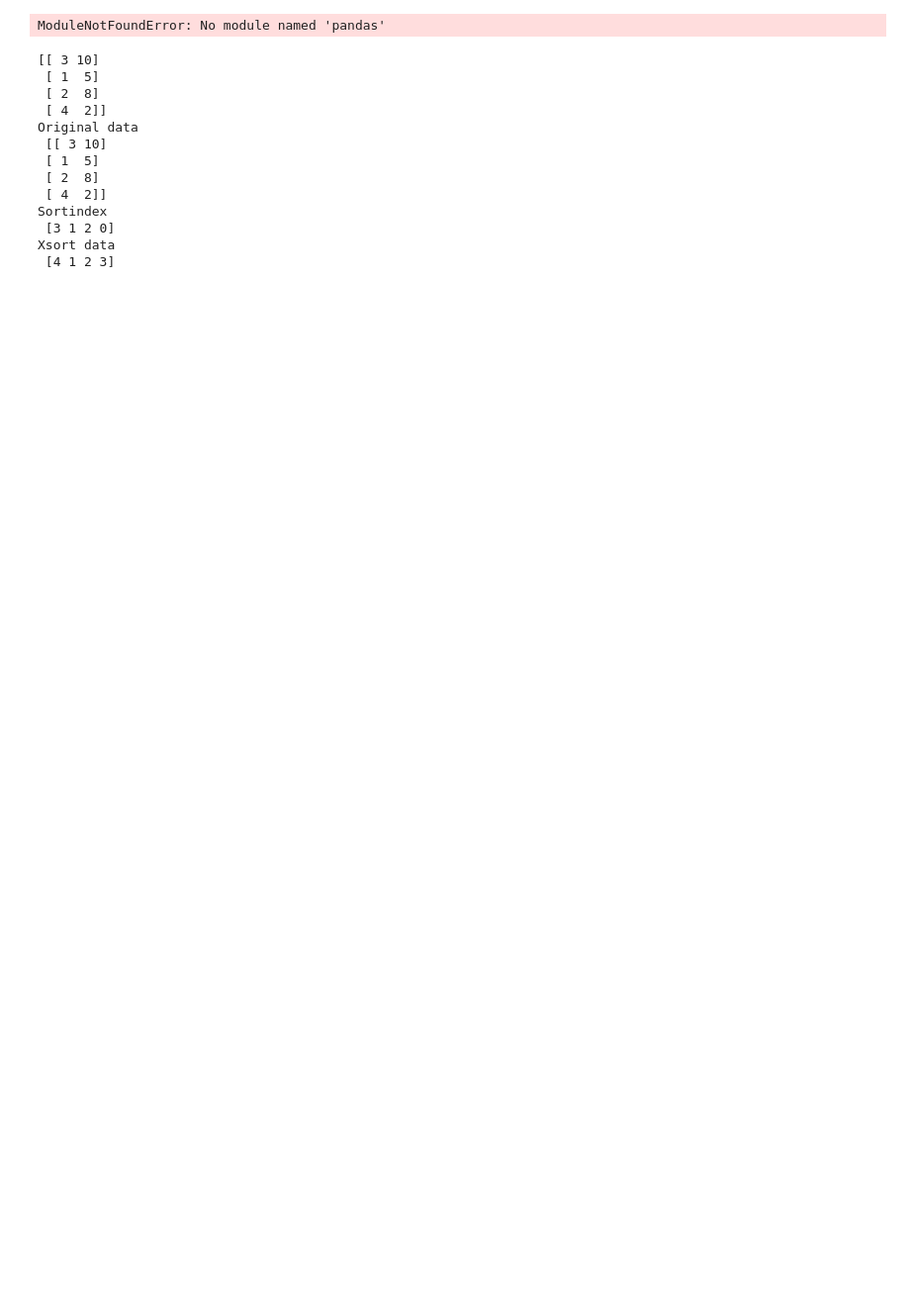
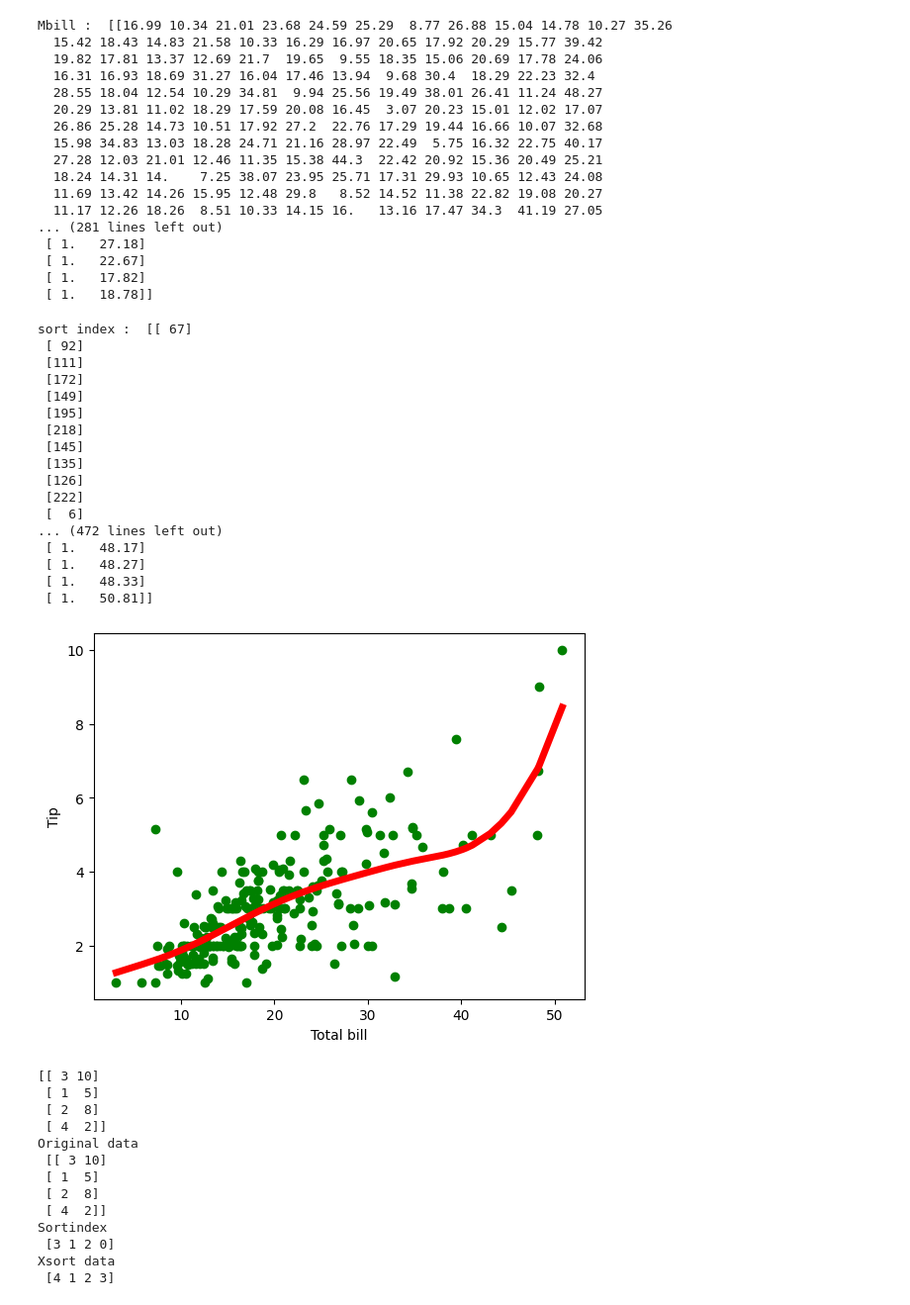
Before and after one commit to AbhikSalian/V-sem-lab, a Jupyter notebook: AIML_LAB/regress.ipynb, the cells around one changed output. Shown at 99% size. Saved outputs shown, nothing was run; the diff lists cells and outputs as text; code cells hidden in the pictures; blank space fills up the shorter version.

```diff
--- a/AIML_LAB/regress.ipynb
+++ b/AIML_LAB/regress.ipynb
@@ -5,7 +5,7 @@ import numpy as np
 
 def kernel(point,xmat,k):
     m,n=np.shape(xmat)
-    weights=np.mat(np.eye((m)))
+    weights=np.mat(np.eye(m))
     for j in range(m):
         diff=point-X[j]
         weights[j,j]=np.exp(diff*diff.T/(-2.0*k**2))
@@ -24,34 +24,68 @@ def localWeightRegression(xmat,ymat,k):
     return ypred
 
 def graphPlot(X,ypred):
     sortindex=X[:,1].argsort(0)
     print("sort index : ",sortindex)
     xsort=X[sortindex][:,0]
     print("X sort : ",xsort)
     fig=plt.figure()
     ax=fig.add_subplot(1,1,1)
     ax.scatter(bill,tip,color='green')
     ax.plot(xsort[:,1],ypred[sortindex],color='red',linewidth=5)
     plt.xlabel('Total bill')
     plt.ylabel('Tip')
     plt.show()
 
 data=pd.read_csv('data9.csv')
 bill=np.array(data.total_bill)
 tip=np.array(data.tip)
 mbill=np.mat(bill)
 print("Mbill : ",mbill)
 mtip=np.mat(tip)
 print("MTip : ",mtip)
 m=np.shape(mbill)[1]
 one=np.mat((np.ones(m)))
 print("one : ",one)
 X=np.hstack((one.T,mbill.T))
 print("X : ",X)
 ypred=localWeightRegression(X,mtip,5)
 graphPlot(X,ypred)
 # %% [output]
-ModuleNotFoundError: No module named 'pandas'
+Mbill :  [[16.99 10.34 21.01 23.68 24.59 25.29  8.77 26.88 15.04 14.78 10.27 35.26
+  15.42 18.43 14.83 21.58 10.33 16.29 16.97 20.65 17.92 20.29 15.77 39.42
+  19.82 17.81 13.37 12.69 21.7  19.65  9.55 18.35 15.06 20.69 17.78 24.06
+  16.31 16.93 18.69 31.27 16.04 17.46 13.94  9.68 30.4  18.29 22.23 32.4
+  28.55 18.04 12.54 10.29 34.81  9.94 25.56 19.49 38.01 26.41 11.24 48.27
+  20.29 13.81 11.02 18.29 17.59 20.08 16.45  3.07 20.23 15.01 12.02 17.07
+  26.86 25.28 14.73 10.51 17.92 27.2  22.76 17.29 19.44 16.66 10.07 32.68
+  15.98 34.83 13.03 18.28 24.71 21.16 28.97 22.49  5.75 16.32 22.75 40.17
+  27.28 12.03 21.01 12.46 11.35 15.38 44.3  22.42 20.92 15.36 20.49 25.21
+  18.24 14.31 14.    7.25 38.07 23.95 25.71 17.31 29.93 10.65 12.43 24.08
+  11.69 13.42 14.26 15.95 12.48 29.8   8.52 14.52 11.38 22.82 19.08 20.27
+  11.17 12.26 18.26  8.51 10.33 14.15 16.   13.16 17.47 34.3  41.19 27.05
+... (281 lines left out)
+ [ 1.   27.18]
+ [ 1.   22.67]
+ [ 1.   17.82]
+ [ 1.   18.78]]
+sort index :  [[ 67]
+ [ 92]
+ [111]
+ [172]
+ [149]
+ [195]
+ [218]
+ [145]
+ [135]
+ [126]
+ [222]
+ [  6]
+... (472 lines left out)
+ [ 1.   48.17]
+ [ 1.   48.27]
+ [ 1.   48.33]
+ [ 1.   50.81]]
+[figure, added]
 # %%
 X=np.array([[3,10],[1,5],[2,8],[4,2]])
 print(X)
```
Also changed, not shown: 5 other files.
